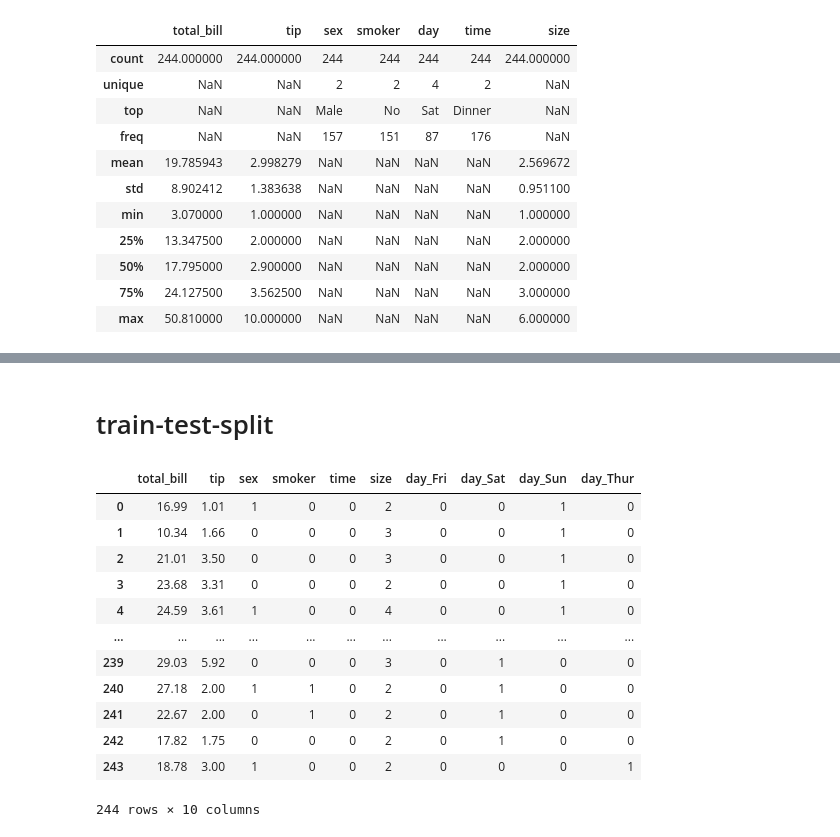
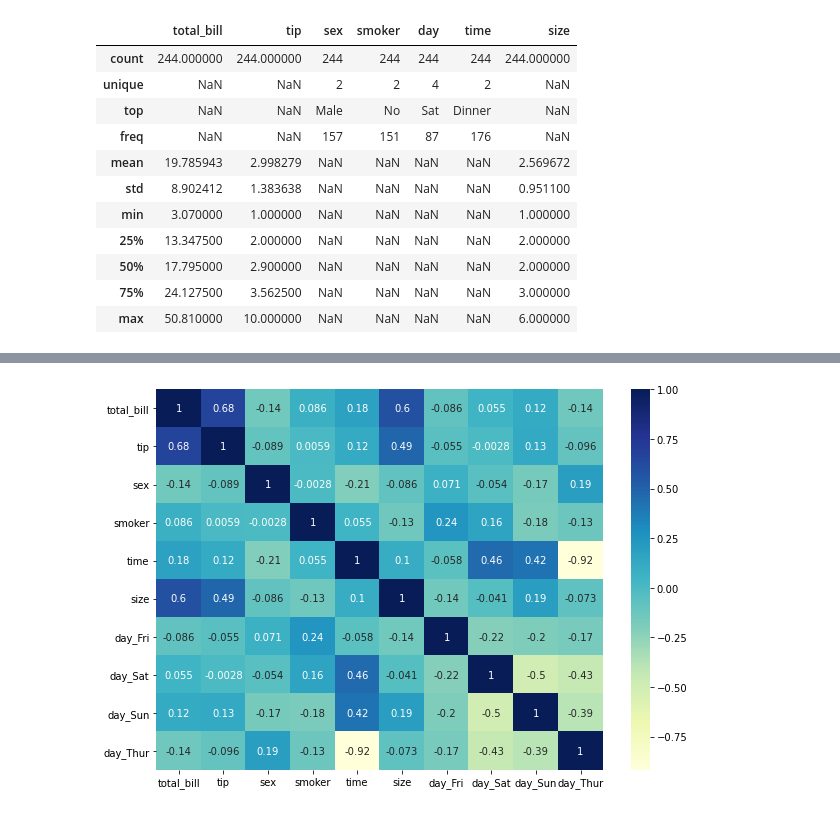
Before and after one commit to Kfirul/Waiter-Tips, a Jupyter notebook: Waiter Tips dataset.ipynb, the cells around one changed output, grey strips where cells are left out. Cells and saved outputs as stored; diff of their text form; code cells hidden in the pictures.

```diff
--- a/Waiter Tips dataset.ipynb
+++ b/Waiter Tips dataset.ipynb
@@ -305,18 +183,9 @@ t_dummies
-# %% [markdown]
-# train-test-split
-# %%
-tips
-# %% [output]
-|  | total_bill | tip | sex | smoker | time | size | day_Fri | day_Sat | day_Sun | day_Thur |
-| 0 | 16.99 | 1.01 | 1 | 0 | 0 | 2 | 0 | 0 | 1 | 0 |
-| 1 | 10.34 | 1.66 | 0 | 0 | 0 | 3 | 0 | 0 | 1 | 0 |
-| 2 | 21.01 | 3.50 | 0 | 0 | 0 | 3 | 0 | 0 | 1 | 0 |
-| 3 | 23.68 | 3.31 | 0 | 0 | 0 | 2 | 0 | 0 | 1 | 0 |
-| 4 | 24.59 | 3.61 | 1 | 0 | 0 | 4 | 0 | 0 | 1 | 0 |
-| ... | ... | ... | ... | ... | ... | ... | ... | ... | ... | ... |
-| 239 | 29.03 | 5.92 | 0 | 0 | 0 | 3 | 0 | 1 | 0 | 0 |
-| 240 | 27.18 | 2.00 | 1 | 1 | 0 | 2 | 0 | 1 | 0 | 0 |
-| 241 | 22.67 | 2.00 | 0 | 1 | 0 | 2 | 0 | 1 | 0 | 0 |
-| 242 | 17.82 | 1.75 | 0 | 0 | 0 | 2 | 0 | 1 | 0 | 0 |
-| 243 | 18.78 | 3.00 | 1 | 0 | 0 | 2 | 0 | 0 | 0 | 1 |
-244 rows × 10 columns
+# %%
+correlations = tips.corr()
+plt.figure (figsize= (10,7))
+
+heatmap_diabetes = sns.heatmap(tips.corr(), annot=True, cmap='YlGnBu')
+
+plt.show()
+# %% [output]
+[figure, added]
```
Also changed, not shown: parts of 66 cells of this notebook.
